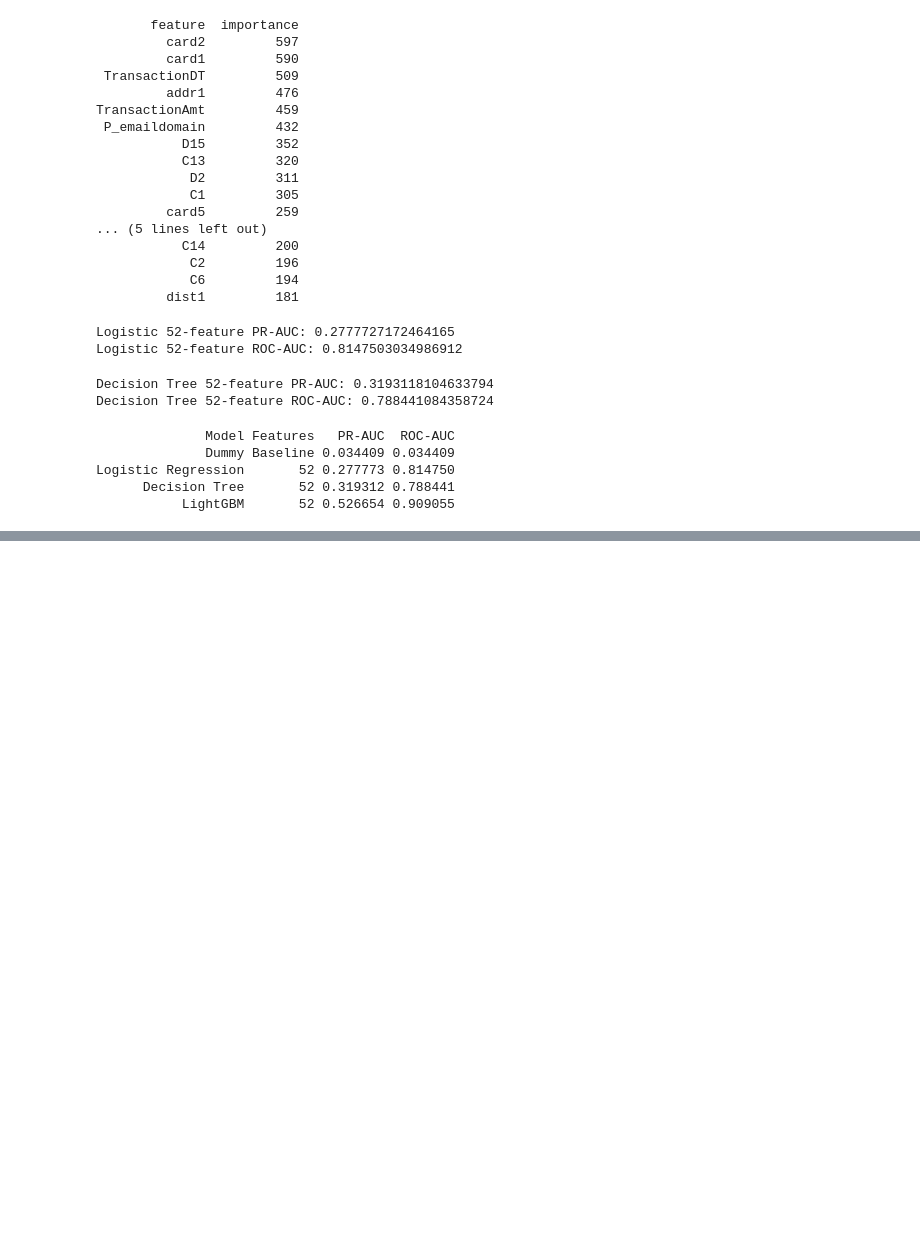
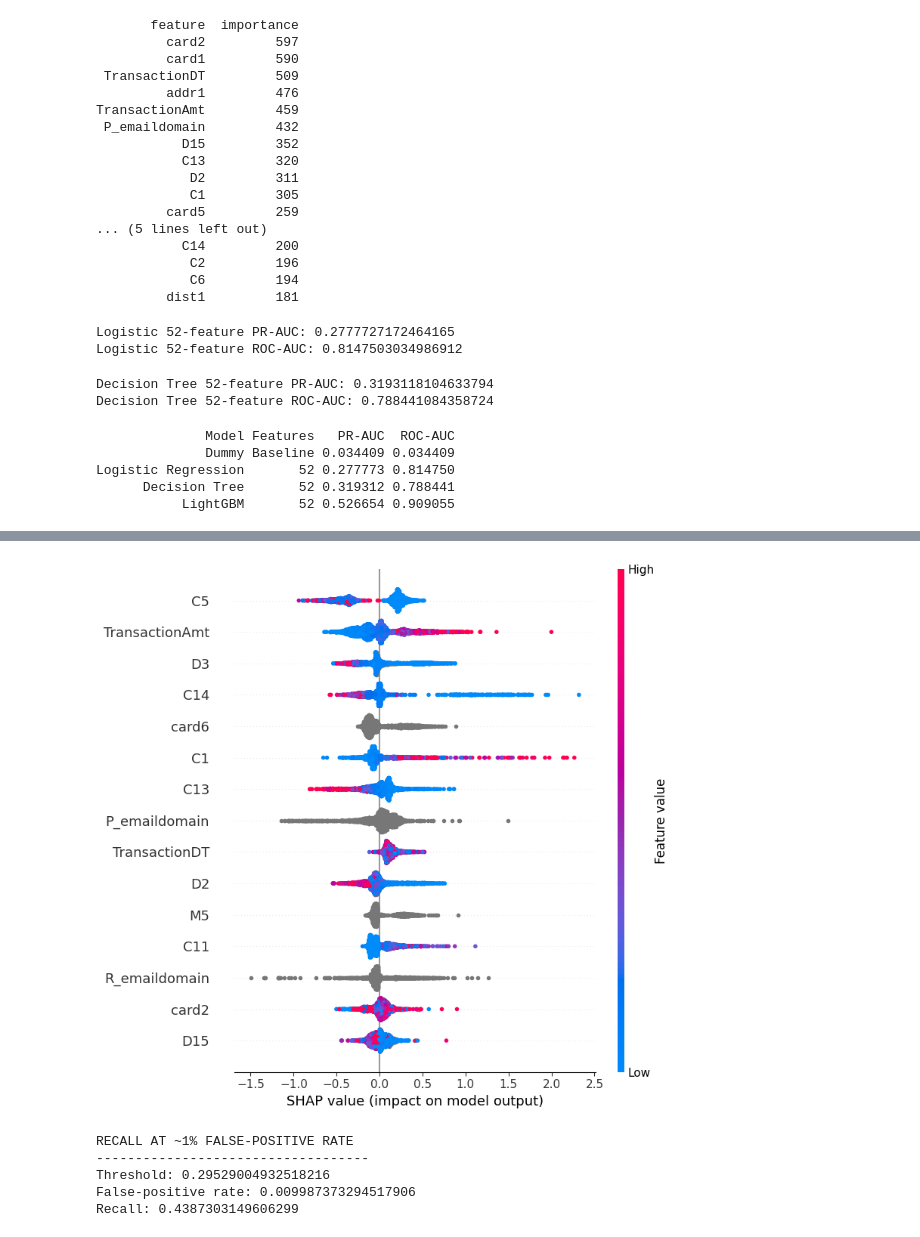
Before and after one commit to SANJANAA-V/ORION3, a Jupyter notebook: orion-3.ipynb, the cells around one changed output, grey strips where cells are left out. Saved outputs shown, nothing was run; the diff lists cells and outputs as text; code cells hidden in the pictures; blank space fills up the shorter version.

```diff
--- a/orion-3.ipynb
+++ b/orion-3.ipynb
@@ -604,0 +1087,42 @@ Logistic Regression       52 0.277773 0.814750
+# %%
+# SHAP — DETAILED FEATURE IMPACT
+
+shap.summary_plot(
+    shap_values_plot,
+    X_shap,
+    max_display=15
+)
+# %% [output]
+[figure, added]
+# %%
+# WEEK 3 — RECALL AT 1% FALSE-POSITIVE RATE
+
+import numpy as np
+from sklearn.metrics import roc_curve
+
+# Use our original best LightGBM predictions
+fpr, tpr, thresholds = roc_curve(
+    y_valid_52,
+    probs_52
+)
+
+# Find the highest threshold where false-positive rate <= 1%
+valid_indices = np.where(fpr <= 0.01)[0]
+
+best_index = valid_indices[-1]
+
+selected_threshold = thresholds[best_index]
+selected_fpr = fpr[best_index]
+selected_recall = tpr[best_index]
+
+print("RECALL AT ~1% FALSE-POSITIVE RATE")
+print("-----------------------------------")
+print("Threshold:", selected_threshold)
+print("False-positive rate:", selected_fpr)
+print("Recall:", selected_recall)
+# %% [output]
+RECALL AT ~1% FALSE-POSITIVE RATE
+-----------------------------------
+Threshold: 0.29529004932518216
+False-positive rate: 0.009987373294517906
+Recall: 0.4387303149606299
```
Also changed, not shown: parts of 40 cells of this notebook.
